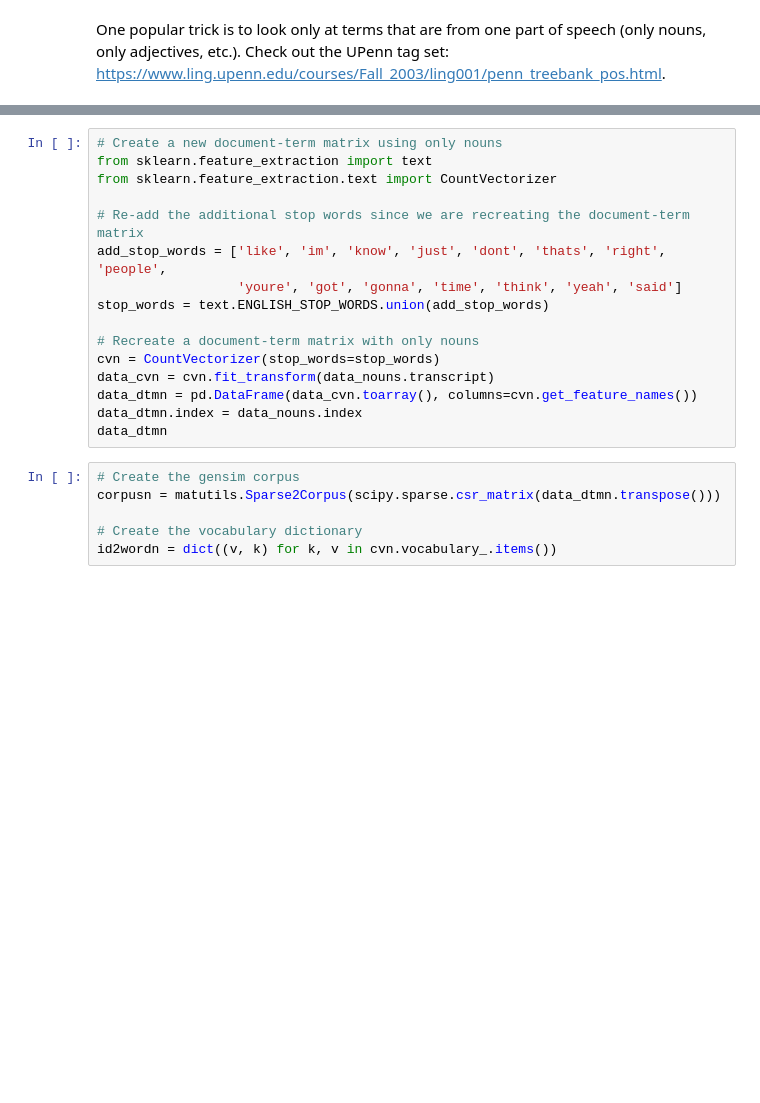
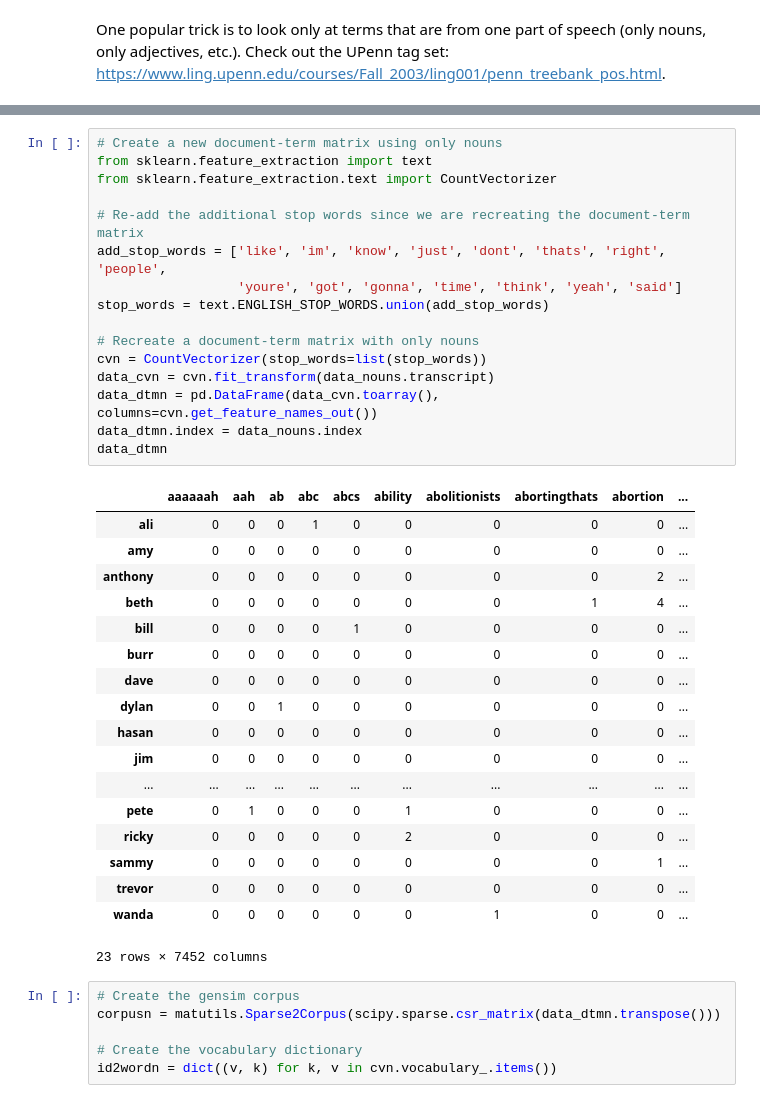
Before and after one commit to IqmanS/NLP-Assignments, a Jupyter notebook: NLP_in_Python_6.ipynb, the cells around one changed output, grey strips where cells are left out. Saved outputs shown, nothing was run; the diff lists cells and outputs as text; blank space fills up the shorter version.

```diff
--- a/NLP_in_Python_6.ipynb
+++ b/NLP_in_Python_6.ipynb
@@ -87,19 +198,38 @@ data_nouns
 # %%
 # Create a new document-term matrix using only nouns
 from sklearn.feature_extraction import text
 from sklearn.feature_extraction.text import CountVectorizer
 
 # Re-add the additional stop words since we are recreating the document-term matrix
 add_stop_words = ['like', 'im', 'know', 'just', 'dont', 'thats', 'right', 'people',
                   'youre', 'got', 'gonna', 'time', 'think', 'yeah', 'said']
 stop_words = text.ENGLISH_STOP_WORDS.union(add_stop_words)
 
 # Recreate a document-term matrix with only nouns
-cvn = CountVectorizer(stop_words=stop_words)
+cvn = CountVectorizer(stop_words=list(stop_words))
 data_cvn = cvn.fit_transform(data_nouns.transcript)
-data_dtmn = pd.DataFrame(data_cvn.toarray(), columns=cvn.get_feature_names())
+data_dtmn = pd.DataFrame(data_cvn.toarray(), columns=cvn.get_feature_names_out())
 data_dtmn.index = data_nouns.index
 data_dtmn
+# %% [output]
+|  | aaaaaah | aah | ab | abc | abcs | ability | abolitionists | abortingthats | abortion | ... |
+| ali | 0 | 0 | 0 | 1 | 0 | 0 | 0 | 0 | 0 | ... |
+| amy | 0 | 0 | 0 | 0 | 0 | 0 | 0 | 0 | 0 | ... |
+| anthony | 0 | 0 | 0 | 0 | 0 | 0 | 0 | 0 | 2 | ... |
+| beth | 0 | 0 | 0 | 0 | 0 | 0 | 0 | 1 | 4 | ... |
+| bill | 0 | 0 | 0 | 0 | 1 | 0 | 0 | 0 | 0 | ... |
+| burr | 0 | 0 | 0 | 0 | 0 | 0 | 0 | 0 | 0 | ... |
+| dave | 0 | 0 | 0 | 0 | 0 | 0 | 0 | 0 | 0 | ... |
+| dylan | 0 | 0 | 1 | 0 | 0 | 0 | 0 | 0 | 0 | ... |
+| hasan | 0 | 0 | 0 | 0 | 0 | 0 | 0 | 0 | 0 | ... |
+| jim | 0 | 0 | 0 | 0 | 0 | 0 | 0 | 0 | 0 | ... |
+| ... | ... | ... | ... | ... | ... | ... | ... | ... | ... | ... |
+| pete | 0 | 1 | 0 | 0 | 0 | 1 | 0 | 0 | 0 | ... |
+| ricky | 0 | 0 | 0 | 0 | 0 | 2 | 0 | 0 | 0 | ... |
+| sammy | 0 | 0 | 0 | 0 | 0 | 0 | 0 | 0 | 1 | ... |
+| trevor | 0 | 0 | 0 | 0 | 0 | 0 | 0 | 0 | 0 | ... |
+| wanda | 0 | 0 | 0 | 0 | 0 | 0 | 1 | 0 | 0 | ... |
+23 rows × 7452 columns
 # %%
 # Create the gensim corpus
 corpusn = matutils.Sparse2Corpus(scipy.sparse.csr_matrix(data_dtmn.transpose()))
```
Also changed, not shown: parts of 21 cells of this notebook.
